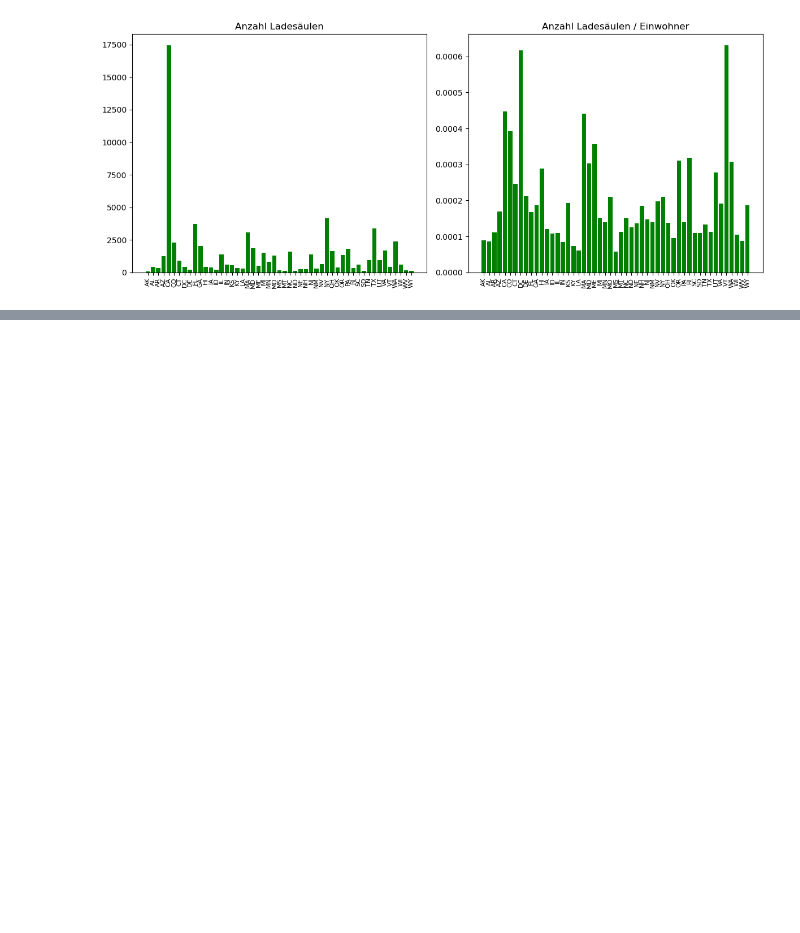
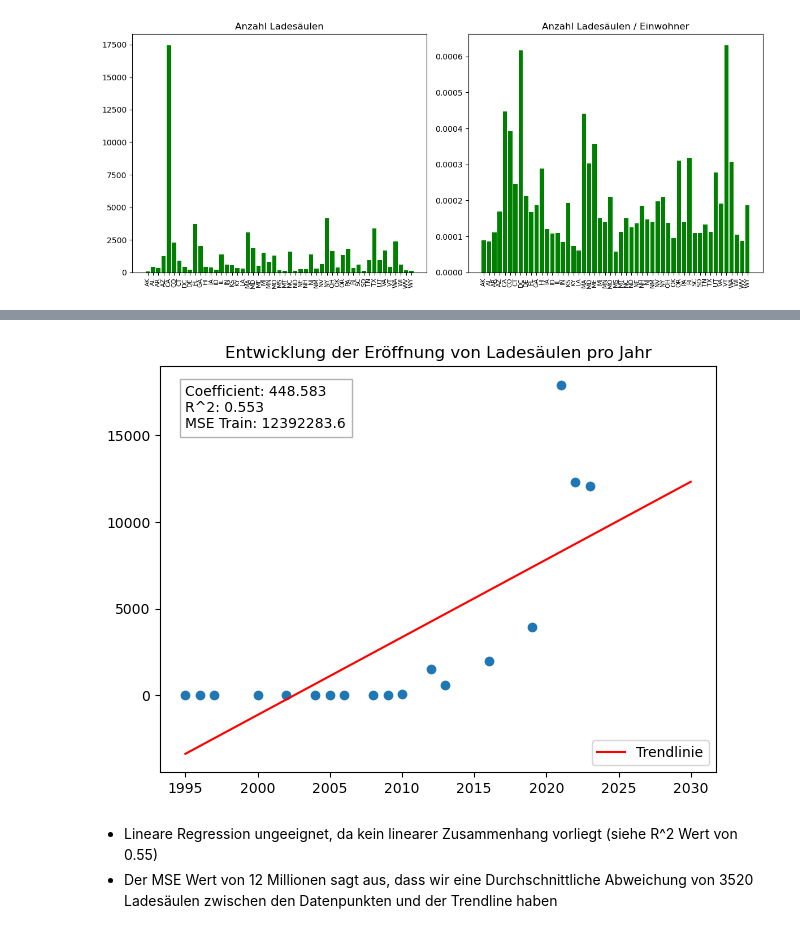
Before and after one commit to DataScience-DHBWKA/BOSCH-GUYS, a Jupyter notebook: notebook.ipynb, the cells around one changed output, grey strips where cells are left out. Saved outputs shown, nothing was run; the diff lists cells and outputs as text; code cells hidden in the pictures; blank space fills up the shorter version.

```diff
--- a/notebook.ipynb
+++ b/notebook.ipynb
@@ -231,0 +279,38 @@ plt.show()
+# %%
+# Entwicklung der Eröffnung pro Jahr - Lineare Regression
+stations_trend = stations.groupby(stations['Open Date'].dt.year).size().reset_index(name='Count')
+stations_trend = stations_trend[stations_trend['Open Date'] != 2024]
+
+regressor = LinearRegression()
+# Input-Variable
+x_reg = stations_trend['Open Date']
+# Output-Variable
+y_reg = stations_trend['Count']
+
+# Aufteilen in Test- und Trainingsdatensatz
+x_reg_train,x_reg_test,y_reg_train,y_reg_test=train_test_split(x_reg,y_reg,test_size=0.3, random_state= 1)
+
+# Lernen des Modells
+regressor.fit(np.array(x_reg_train).reshape(-1, 1), np.array(y_reg_train).reshape(-1, 1))
+
+# Plot für Trainingsdaten
+x_input = np.linspace(min(x_reg_train), 2030)
+y_input = regressor.coef_ * x_input + regressor.intercept_
+y_input = y_input.reshape(-1, 1)
+
+# Trainingsfehler R^2 und MSE
+y_reg_train_pred = regressor.predict(np.array(x_reg_train).reshape(-1,1))
+
+plt.title('Entwicklung der Eröffnung von Ladesäulen pro Jahr')
+plt.scatter(x = x_reg_train, y = y_reg_train)
+plt.plot(x_input, y_input, c = 'r', label='Trendlinie')
+plt.text(min(x_reg_train), max(y_reg_train), f'Coefficient: {regressor.coef_[0][0]:.3f}\nR^2: {r2_score(y_reg_train, y_reg_train_pred):.3f}\nMSE Train: {mean_squared_error(y_reg_train, y_reg_train_pred):.1f}', verticalalignment='top', bbox=dict(facecolor='white', alpha=0.3))
+plt.legend(loc='lower right')
+
+plt.tight_layout()
+plt.show()
+# %% [output]
+[figure, added]
+# %% [markdown]
++ Lineare Regression ungeeignet, da kein linearer Zusammenhang vorliegt (siehe R^2 Wert von 0.55)
++ Der MSE Wert von 12 Millionen sagt aus, dass wir eine Durchschnittliche Abweichung von 3520 Ladesäulen zwischen den Datenpunkten und der Trendline haben
```
Also changed, not shown: parts of 1 cell of this notebook.
